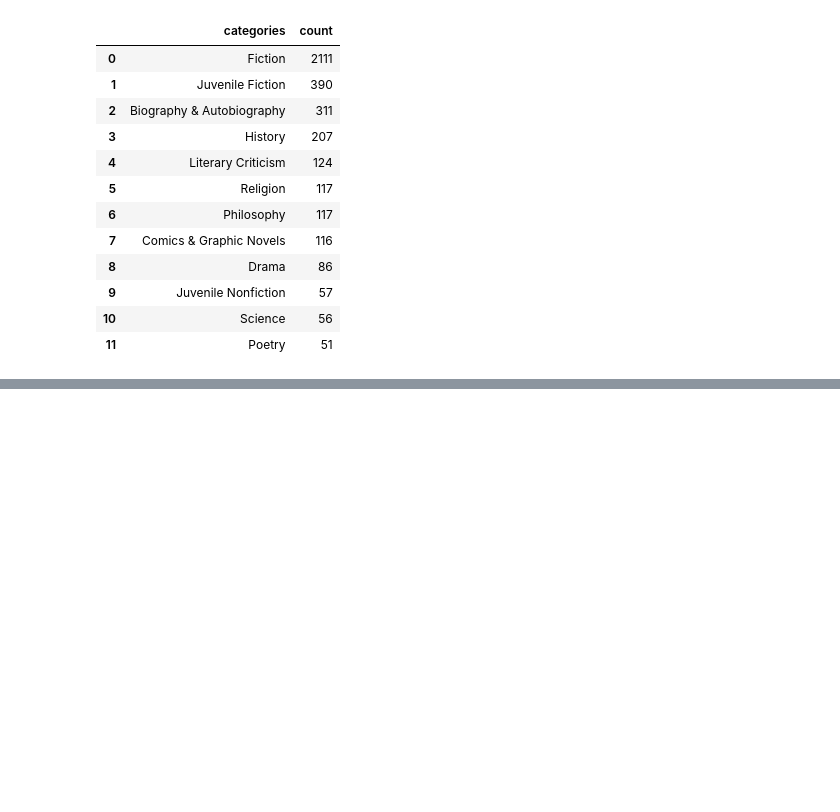
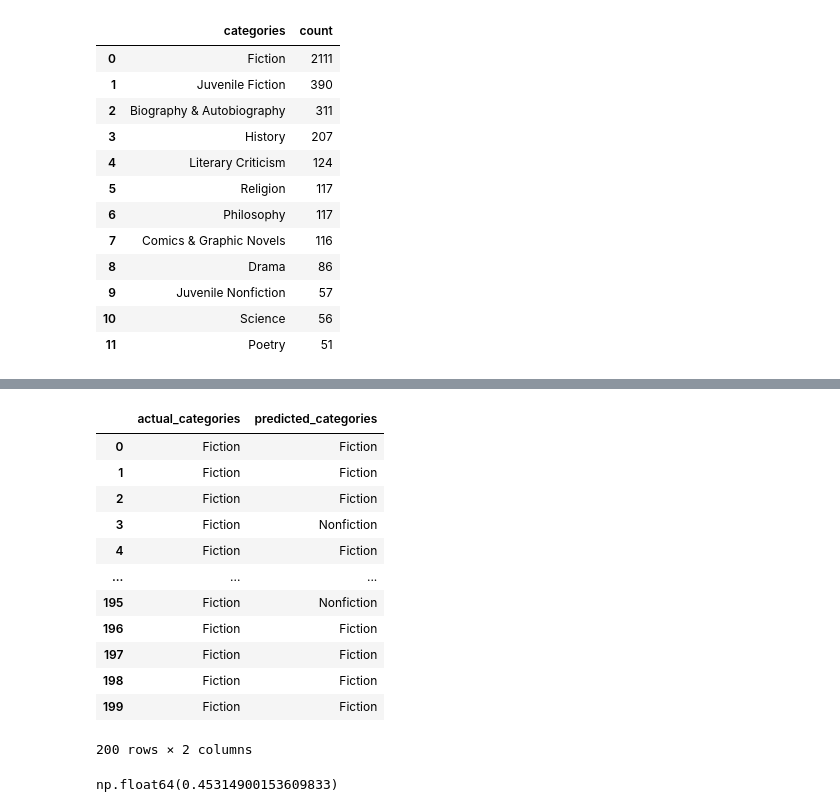
Before and after one commit to undercop/book-suggestion, a Jupyter notebook: text-classification.ipynb, the cells around one changed output, grey strips where cells are left out. Saved outputs shown, nothing was run; the diff lists cells and outputs as text; code cells hidden in the pictures; blank space fills up the shorter version.

```diff
--- a/text-classification.ipynb
+++ b/text-classification.ipynb
@@ -101,0 +127,6 @@ books[~(books["simple_categories"].isna())].head(40)
+# %%
+def genrate_prediction(sequence , categories):
+    prediction = pipe(sequence, categories)
+    max_index = np.argmax(prediction["scores"])
+    max_label = prediction["labels"][max_index]
+    return max_label
@@ -101,0 +135,33 @@ books[~(books["simple_categories"].isna())].head(40)
+# %%
+from tqdm import tqdm
+
+actual_cats = []
+predicted_cats = []
+
+for i in tqdm(range(0 , 300)):
+    sequence = books.loc[books["simple_categories"] == "Fiction", "description"].reset_index(drop=True)[i]
+    predicted_cats += [genrate_prediction(sequence, fiction_categories)]
+    actual_cats += ["Fiction"]
+# %%
+for i in tqdm(range(0 , 100)):
+    sequence = books.loc[books["simple_categories"] == "Non-Fiction", "description"].reset_index(drop=True)[i]
+    predicted_cats += [genrate_prediction(sequence, fiction_categories)]
+    actual_cats += ["Nonfiction"]
+# %%
+predictions_df = pd.DataFrame({"actual_categories": actual_cats, "predicted_categories": predicted_cats})
+# %%
+predictions_df.head(200)
+# %% [output]
+|  | actual_categories | predicted_categories |
+| 0 | Fiction | Fiction |
+| 1 | Fiction | Fiction |
+| 2 | Fiction | Fiction |
+| 3 | Fiction | Nonfiction |
+| 4 | Fiction | Fiction |
+| ... | ... | ... |
+| 195 | Fiction | Nonfiction |
+| 196 | Fiction | Fiction |
+| 197 | Fiction | Fiction |
+| 198 | Fiction | Fiction |
+| 199 | Fiction | Fiction |
+200 rows × 2 columns
@@ -101,0 +171,4 @@ books[~(books["simple_categories"].isna())].head(40)
+# %%
+predictions_df["correct_prediction"].sum() / len(predictions_df)
+# %% [output]
+np.float64(0.45314900153609833)
```
Also changed, not shown: parts of 15 cells of this notebook, 6 other files.
